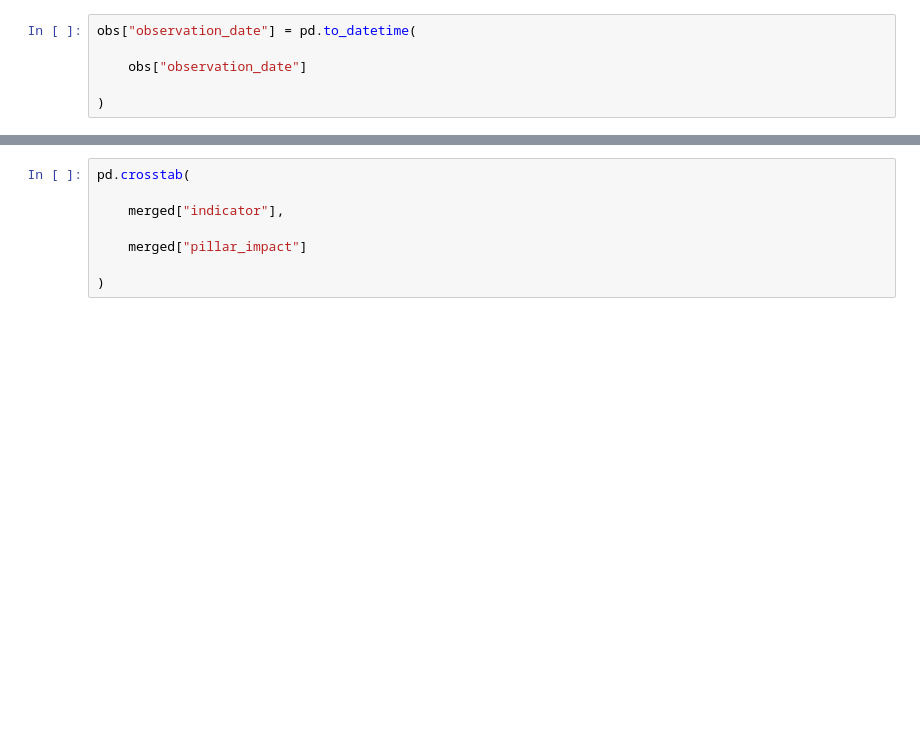
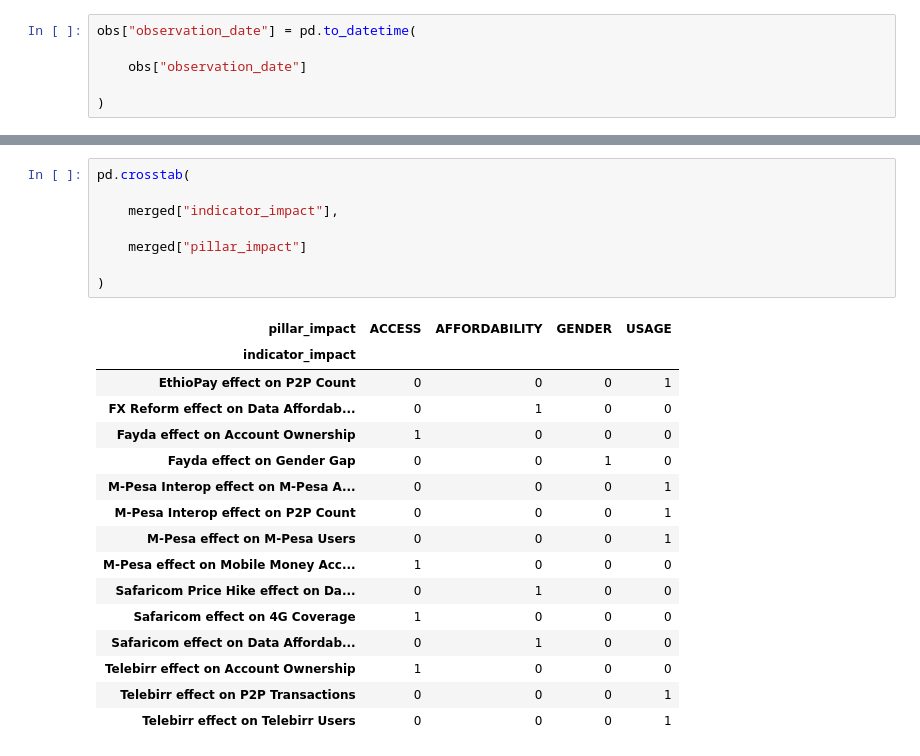
Before and after one commit to edent4313-star/ethiopia-fi-forecast, a Jupyter notebook: notebooks/01_Data_Exploration_and_Enrichment.ipynb, the cells around one changed output, grey strips where cells are left out. Cells and saved outputs as stored; diff of their text form; blank space fills up the shorter version.

```diff
--- a/notebooks/01_Data_Exploration_and_Enrichment.ipynb
+++ b/notebooks/01_Data_Exploration_and_Enrichment.ipynb
@@ -307,11 +580,28 @@ merged.head()
 # %%
 pd.crosstab(
 
-    merged["indicator"],
+    merged["indicator_impact"],
 
     merged["pillar_impact"]
 
 )
+# %% [output]
+| pillar_impact | ACCESS | AFFORDABILITY | GENDER | USAGE |
+| indicator_impact |  |  |  |  |
+| EthioPay effect on P2P Count | 0 | 0 | 0 | 1 |
+| FX Reform effect on Data Affordab... | 0 | 1 | 0 | 0 |
+| Fayda effect on Account Ownership | 1 | 0 | 0 | 0 |
+| Fayda effect on Gender Gap | 0 | 0 | 1 | 0 |
+| M-Pesa Interop effect on M-Pesa A... | 0 | 0 | 0 | 1 |
+| M-Pesa Interop effect on P2P Count | 0 | 0 | 0 | 1 |
+| M-Pesa effect on M-Pesa Users | 0 | 0 | 0 | 1 |
+| M-Pesa effect on Mobile Money Acc... | 1 | 0 | 0 | 0 |
+| Safaricom Price Hike effect on Da... | 0 | 1 | 0 | 0 |
+| Safaricom effect on 4G Coverage | 1 | 0 | 0 | 0 |
+| Safaricom effect on Data Affordab... | 0 | 1 | 0 | 0 |
+| Telebirr effect on Account Ownership | 1 | 0 | 0 | 0 |
+| Telebirr effect on P2P Transactions | 0 | 0 | 0 | 1 |
+| Telebirr effect on Telebirr Users | 0 | 0 | 0 | 1 |
 # %%
 matrix = pd.crosstab(
 
```
Also changed, not shown: parts of 37 cells of this notebook, 5 other files.
